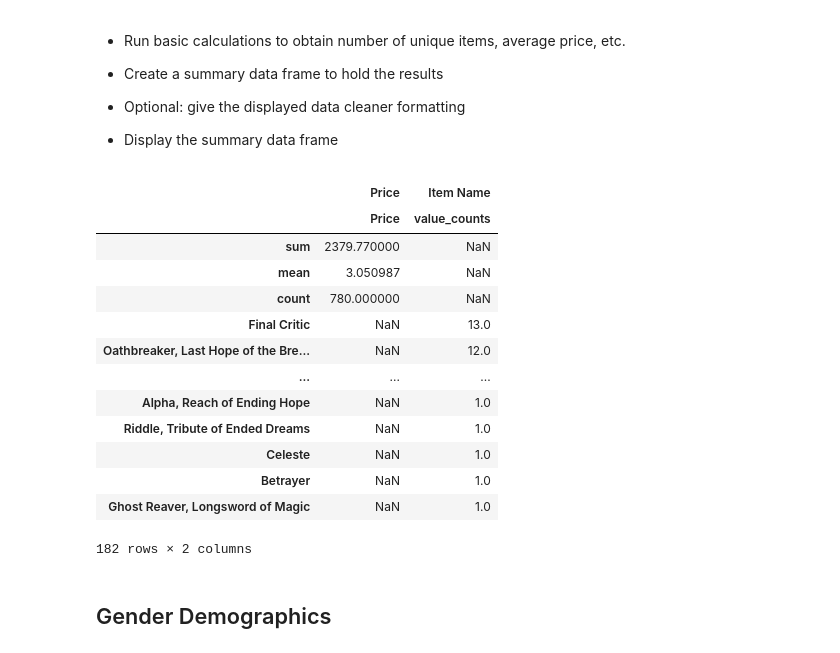
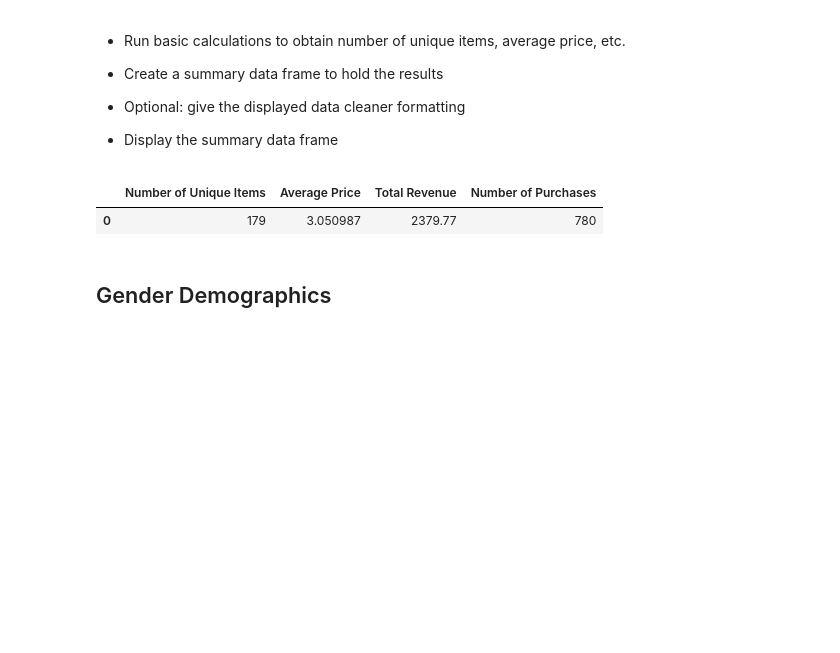
Before and after one commit to sustainedtang/pandas-challenge, a Jupyter notebook: HeroesOfPymoli/HeroesOfPymoli_starter.ipynb, the cells around one changed output. Cells and saved outputs as stored; diff of their text form; code cells hidden in the pictures; blank space fills up the shorter version.

```diff
--- a/HeroesOfPymoli/HeroesOfPymoli_starter.ipynb
+++ b/HeroesOfPymoli/HeroesOfPymoli_starter.ipynb
@@ -55,29 +69,24 @@ print(f'Total Number of Players: {len(unique_players)}'
 * Display the summary data frame
 # %%
 #Calculations for number of unique items, average price, total number of purchases, total revenue
-total_len = len(purchase_data)
+purchase_count = purchase_data["Price"].count()
 average_price = purchase_data["Price"].mean()
-unique_items = purchase_data["Item Name"].value_counts()
+unique_items = len(purchase_data["Item Name"].unique())
 sum_price = purchase_data["Price"].sum()
 unique_items
-purchase_data.aggregate({
-    "Price":['sum','mean', 'count'],
-    "Item Name":['value_counts']})
+#purchase_data.aggregate({
+ #   "Price":['sum','mean', 'count'],
+  #  "Item Name":['value_counts']})
+purchase_table = pd.DataFrame({
+    "Number of Unique Items": [unique_items],
+    "Average Price": [average_price],
+    "Total Revenue": [sum_price],
+    "Number of Purchases": [purchase_count],})
+
+purchase_table.head()
 # %% [output]
-|  | Price | Item Name |
-|  | Price | value_counts |
-| sum | 2379.770000 | NaN |
-| mean | 3.050987 | NaN |
-| count | 780.000000 | NaN |
-| Final Critic | NaN | 13.0 |
-| Oathbreaker, Last Hope of the Bre... | NaN | 12.0 |
-| ... | ... | ... |
-| Alpha, Reach of Ending Hope | NaN | 1.0 |
-| Riddle, Tribute of Ended Dreams | NaN | 1.0 |
-| Celeste | NaN | 1.0 |
-| Betrayer | NaN | 1.0 |
-| Ghost Reaver, Longsword of Magic | NaN | 1.0 |
+|  | Number of Unique Items | Average Price | Total Revenue | Number of Purchases |
+| 0 | 179 | 3.050987 | 2379.77 | 780 |
-182 rows × 2 columns
 # %% [markdown]
 ## Gender Demographics
 # %% [markdown]
```
Also changed, not shown: parts of 2 cells of this notebook.
